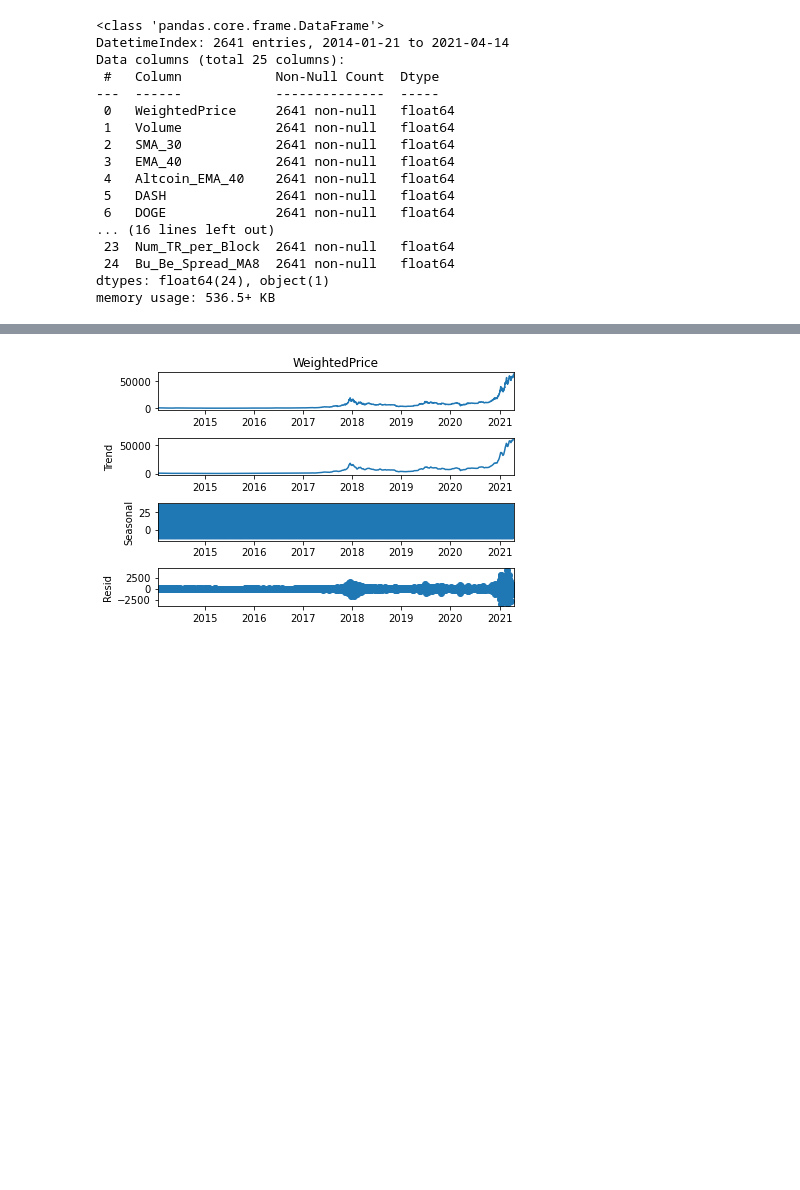
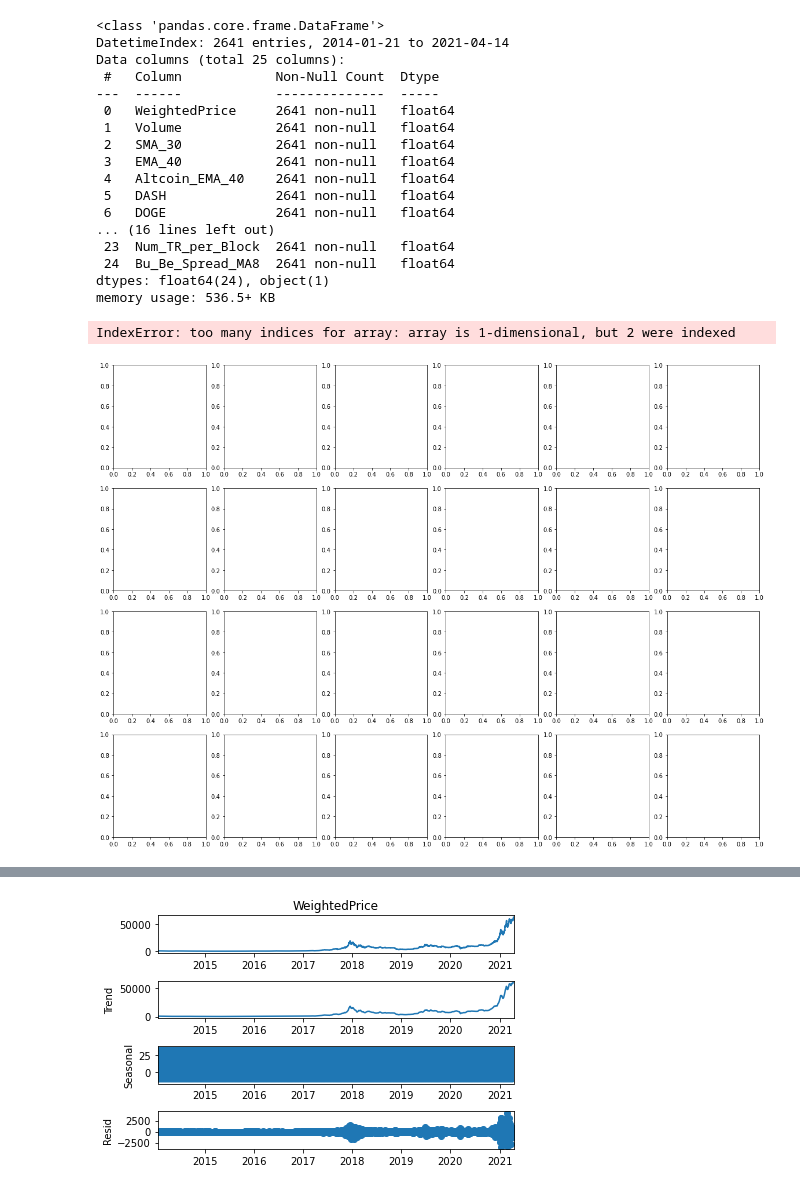
Before and after one commit to akosredey/crypto-project, a Jupyter notebook: 01_Crypto_EDA/Crypto_Project_Slim.ipynb, the cells around one changed output, grey strips where cells are left out. Cells and saved outputs as stored; diff of their text form; code cells hidden in the pictures; blank space fills up the shorter version.

```diff
--- a/01_Crypto_EDA/Crypto_Project_Slim.ipynb
+++ b/01_Crypto_EDA/Crypto_Project_Slim.ipynb
@@ -1406,0 +1430,12 @@ btc_full_dataset_cleansed_proc = btc_full_dataset_cleansed.drop('Day_of_Week', a
+# %%
+# Distribution Plots
+
+features = set(btc_full_dataset_EDA.columns) - set(['WeightedPrice', 'Weekday'])
+
+fix, ax = plt.subplots(ncols=6, nrows=4, figsize=(20,15))
+for feat_num, feat_name in enumerate(features):
+    sns.distplot(btc_full_dataset_EDA[feat_name], fit=stats.norm, ax=axs[int(feat_num/6), feat_num%6])
+plt.show()
+# %% [output]
+IndexError: too many indices for array: array is 1-dimensional, but 2 were indexed
+[figure, added]
```
Also changed, not shown: parts of 61 cells of this notebook, 8 other files.
